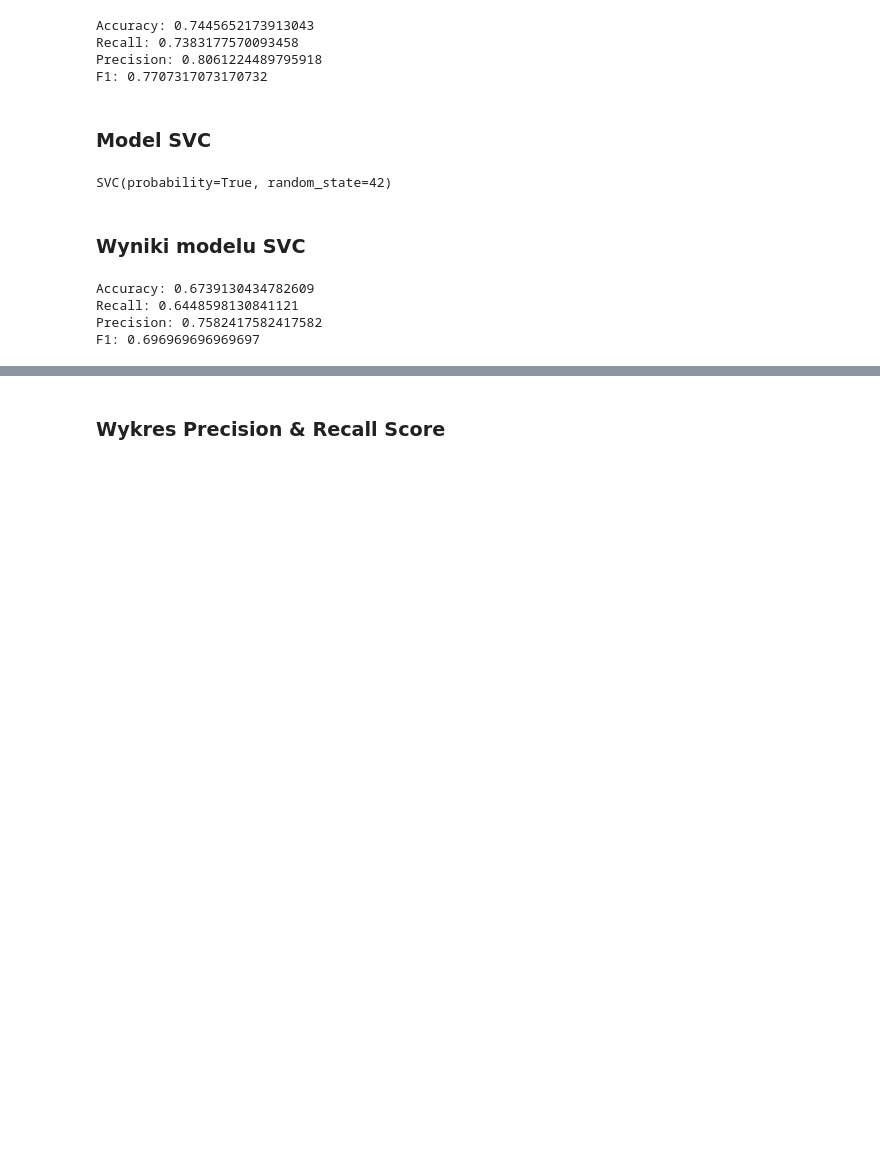
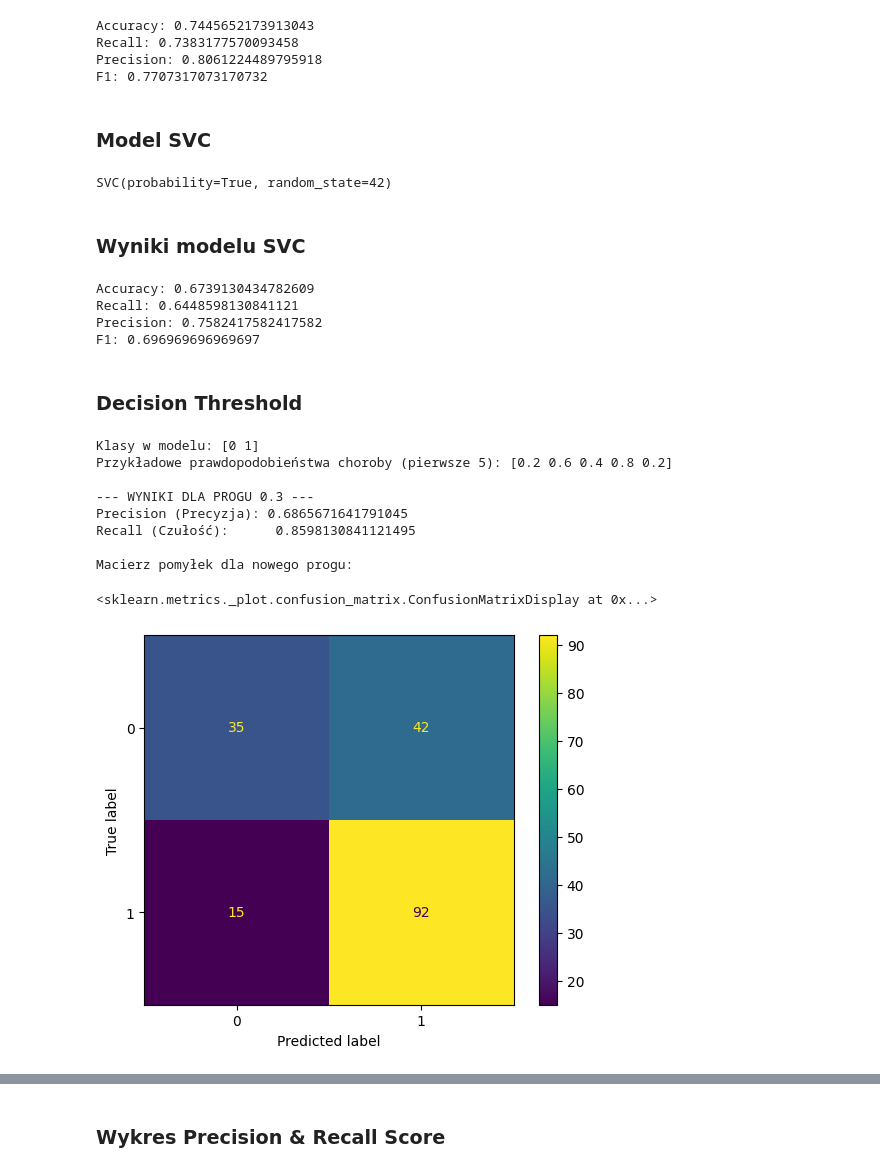
Before and after one commit to francesspot/AI_course, a Jupyter notebook: Ćwiczenia1/lista1.ipynb, the cells around one changed output, grey strips where cells are left out. Drawn from its saved outputs; the diff is of its cells as text; code cells hidden in the pictures; blank space fills up the shorter version.

```diff
--- a/Ćwiczenia1/lista1.ipynb
+++ b/Ćwiczenia1/lista1.ipynb
@@ -338,3 +340,37 @@ Accuracy: 0.6739130434782609
 Recall: 0.6448598130841121
 Precision: 0.7582417582417582
 F1: 0.696969696969697
+# %% [markdown]
+### Decision Threshold
+# %%
+model_do_analizy = k_neighbors_classifier
+
+y_proba = model_do_analizy.predict_proba(X_test)
+
+print(f"Klasy w modelu: {model_do_analizy.classes_}")
+
+y_proba_positive = y_proba[:, 1]
+print(f"Przykładowe prawdopodobieństwa choroby (pierwsze 5): {y_proba_positive[:5]}")
+
+moj_prog = 0.3
+
+y_pred_moj_prog = (y_proba_positive >= moj_prog).astype(int)
+
+
+print(f"\n--- WYNIKI DLA PROGU {moj_prog} ---")
+print("Precision (Precyzja):", precision_score(y_test, y_pred_moj_prog))
+print("Recall (Czułość):     ", recall_score(y_test, y_pred_moj_prog))
+
+print("\nMacierz pomyłek dla nowego progu:")
+ConfusionMatrixDisplay.from_predictions(y_test, y_pred_moj_prog)
+# %% [output]
+Klasy w modelu: [0 1]
+Przykładowe prawdopodobieństwa choroby (pierwsze 5): [0.2 0.6 0.4 0.8 0.2]
+
+--- WYNIKI DLA PROGU 0.3 ---
+Precision (Precyzja): 0.6865671641791045
+Recall (Czułość):      0.8598130841121495
+
+Macierz pomyłek dla nowego progu:
+<sklearn.metrics._plot.confusion_matrix.ConfusionMatrixDisplay at 0x...>
+[figure, added]
```
Also changed, not shown: parts of 6 cells of this notebook.
